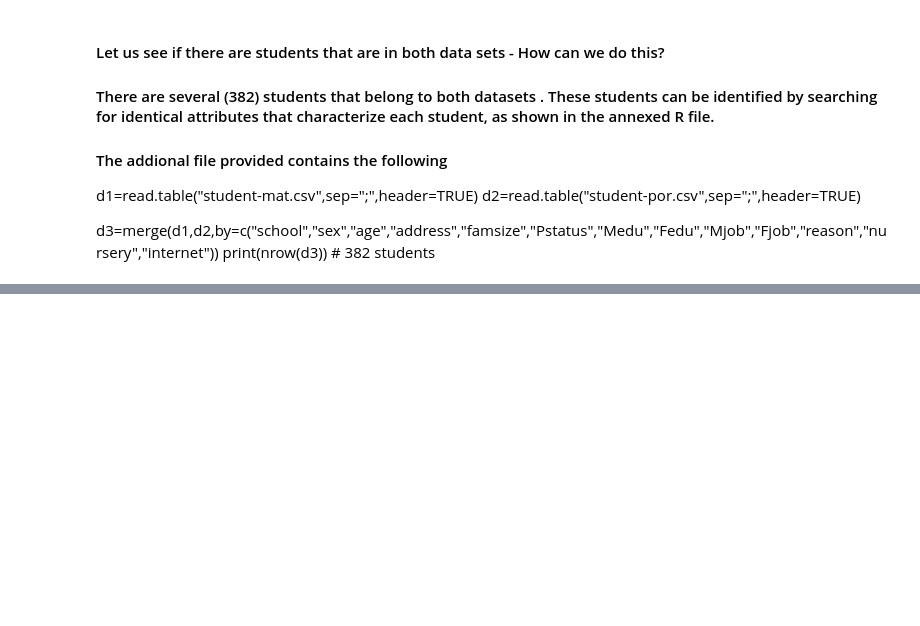
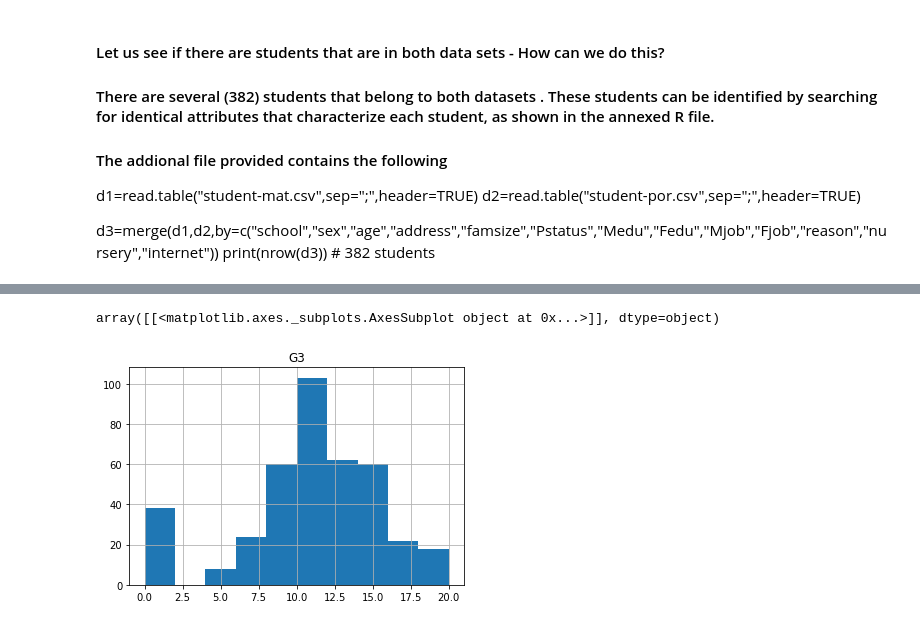
Before and after one commit to cfrandall2/CarolynProject, a Jupyter notebook: StudentGrades.ipynb, the cells around one changed output, grey strips where cells are left out. Saved outputs shown, nothing was run; the diff lists cells and outputs as text; code cells hidden in the pictures; blank space fills up the shorter version.

```diff
--- a/StudentGrades.ipynb
+++ b/StudentGrades.ipynb
@@ -219,0 +291,5 @@ NameError: name 'merge' is not defined
+# %%
+studentmat[['G3']].hist()
+# %% [output]
+array([[<matplotlib.axes._subplots.AxesSubplot object at 0x...>]], dtype=object)
+[figure, added]
```
Also changed, not shown: parts of 17 cells of this notebook.
